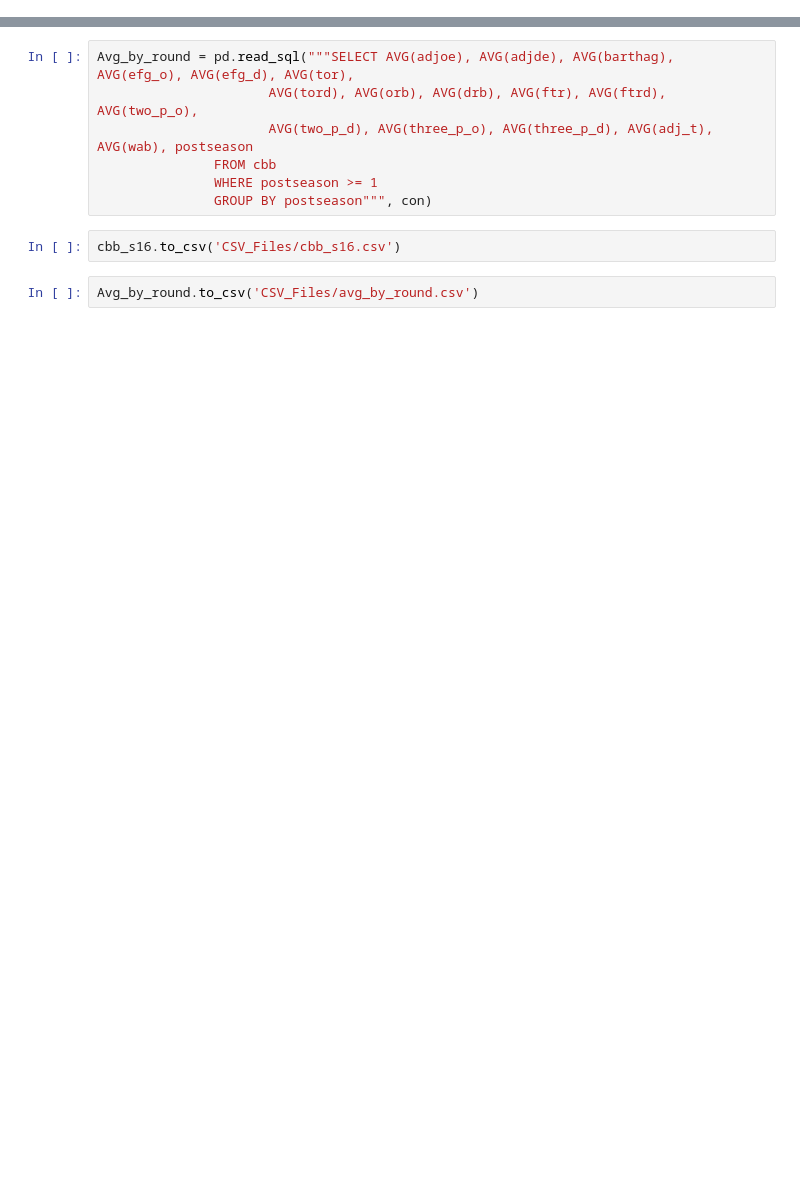
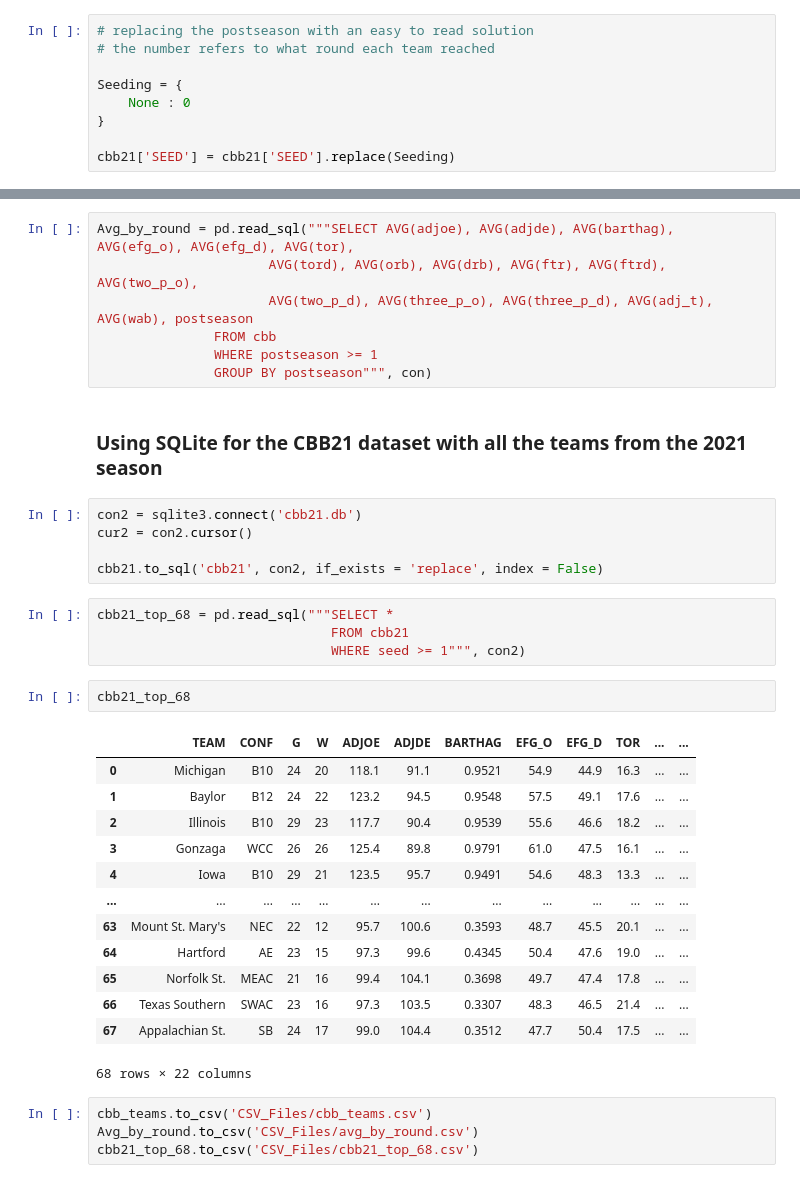
Before and after one commit to Ahila700/College_basketball_analysis, a Jupyter notebook: Gathering_specific_data.ipynb, the cells around one changed output, grey strips where cells are left out. Cells and saved outputs as stored; diff of their text form; blank space fills up the shorter version.

```diff
--- a/Gathering_specific_data.ipynb
+++ b/Gathering_specific_data.ipynb
@@ -22,6 +55,15 @@ final_round = {
 }
 
 cbb['POSTSEASON'] = cbb['POSTSEASON'].replace(final_round)
+# %%
+# replacing the postseason with an easy to read solution
+# the number refers to what round each team reached
+
+Seeding = {
+    None : 0
+}
+
+cbb21['SEED'] = cbb21['SEED'].replace(Seeding)
 # %%
 # renaming columns for sql purposes
 
@@ -66,7 +89,34 @@ Avg_by_round = pd.read_sql("""SELECT AVG(adjoe), AVG(adjde), AVG(barthag), AVG(e
                FROM cbb
                WHERE postseason >= 1
                GROUP BY postseason""", con)
-# %%
-cbb_s16.to_csv('CSV_Files/cbb_s16.csv')
-# %%
-Avg_by_round.to_csv('CSV_Files/avg_by_round.csv')
+# %% [markdown]
+### Using SQLite for the CBB21 dataset with all the teams from the 2021 season
+# %%
+con2 = sqlite3.connect('cbb21.db')
+cur2 = con2.cursor()
+
+cbb21.to_sql('cbb21', con2, if_exists = 'replace', index = False)
+# %%
+cbb21_top_68 = pd.read_sql("""SELECT *
+                              FROM cbb21
+                              WHERE seed >= 1""", con2)
+# %%
+cbb21_top_68
+# %% [output]
+|  | TEAM | CONF | G | W | ADJOE | ADJDE | BARTHAG | EFG_O | EFG_D | TOR | ... | ... |
+| 0 | Michigan | B10 | 24 | 20 | 118.1 | 91.1 | 0.9521 | 54.9 | 44.9 | 16.3 | ... | ... |
+| 1 | Baylor | B12 | 24 | 22 | 123.2 | 94.5 | 0.9548 | 57.5 | 49.1 | 17.6 | ... | ... |
+| 2 | Illinois | B10 | 29 | 23 | 117.7 | 90.4 | 0.9539 | 55.6 | 46.6 | 18.2 | ... | ... |
+| 3 | Gonzaga | WCC | 26 | 26 | 125.4 | 89.8 | 0.9791 | 61.0 | 47.5 | 16.1 | ... | ... |
+| 4 | Iowa | B10 | 29 | 21 | 123.5 | 95.7 | 0.9491 | 54.6 | 48.3 | 13.3 | ... | ... |
+| ... | ... | ... | ... | ... | ... | ... | ... | ... | ... | ... | ... | ... |
+| 63 | Mount St. Mary's | NEC | 22 | 12 | 95.7 | 100.6 | 0.3593 | 48.7 | 45.5 | 20.1 | ... | ... |
+| 64 | Hartford | AE | 23 | 15 | 97.3 | 99.6 | 0.4345 | 50.4 | 47.6 | 19.0 | ... | ... |
+| 65 | Norfolk St. | MEAC | 21 | 16 | 99.4 | 104.1 | 0.3698 | 49.7 | 47.4 | 17.8 | ... | ... |
+| 66 | Texas Southern | SWAC | 23 | 16 | 97.3 | 103.5 | 0.3307 | 48.3 | 46.5 | 21.4 | ... | ... |
+| 67 | Appalachian St. | SB | 24 | 17 | 99.0 | 104.4 | 0.3512 | 47.7 | 50.4 | 17.5 | ... | ... |
+68 rows × 22 columns
+# %%
+cbb_teams.to_csv('CSV_Files/cbb_teams.csv')
+Avg_by_round.to_csv('CSV_Files/avg_by_round.csv')
+cbb21_top_68.to_csv('CSV_Files/cbb21_top_68.csv')
```
Also changed, not shown: parts of 7 cells of this notebook, 9 other files.
